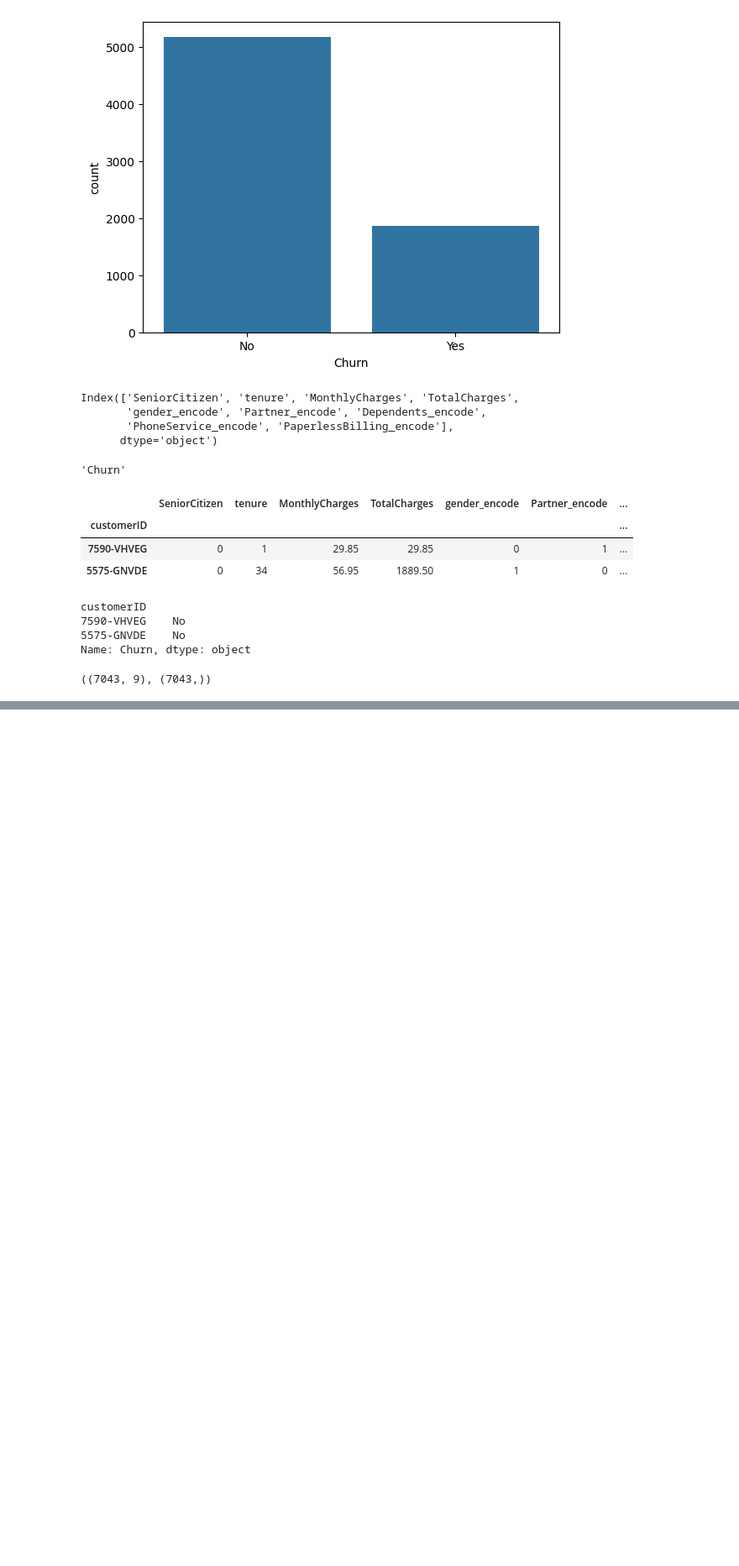
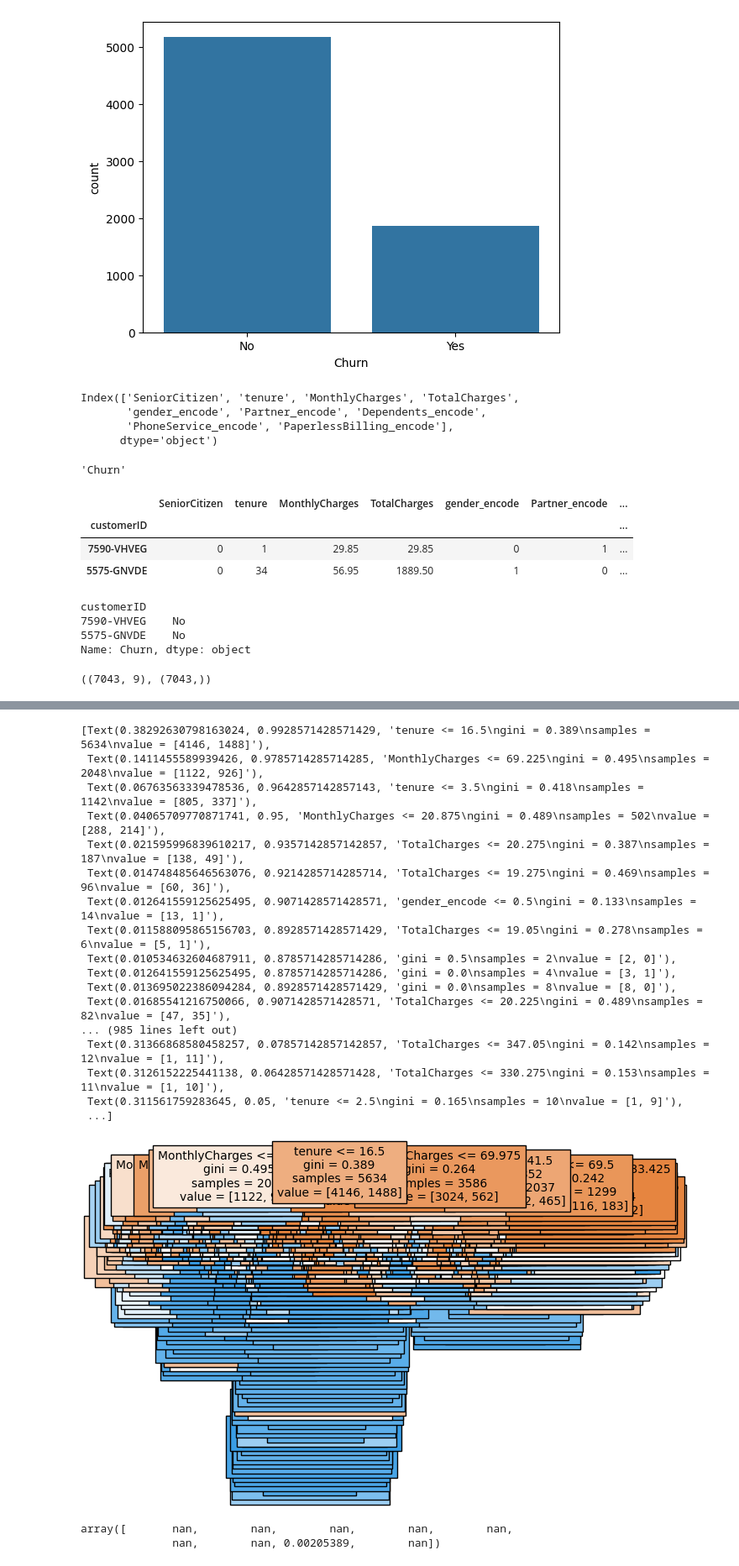
Before and after one commit to skqorrla/N_DSP_2024, a Jupyter notebook: week1_example.ipynb, the cells around one changed output, grey strips where cells are left out. Shown at 84% size. Saved outputs shown, nothing was run; the diff lists cells and outputs as text; code cells hidden in the pictures; blank space fills up the shorter version.

```diff
--- a/week1_example.ipynb
+++ b/week1_example.ipynb
@@ -179,0 +257,33 @@ Name: Churn, dtype: object
+# %%
+# export_text 를 통해 문자( text )로 트리를 시각화 합니다.
+# 너무 길어 한눈에 보기가 어려울 경우, max_depth 를 설정하면 특정 깊이까지만 보입니다.
+from sklearn.tree import export_text
+
+# 여기에 구현해 주세요.
+plot_tree(model, feature_names=feature_names, filled=True, fontsize=10)
+# %% [output]
+[Text(0.38292630798163024, 0.9928571428571429, 'tenure <= 16.5\ngini = 0.389\nsamples = 5634\nvalue = [4146, 1488]'),
+ Text(0.1411455589939426, 0.9785714285714285, 'MonthlyCharges <= 69.225\ngini = 0.495\nsamples = 2048\nvalue = [1122, 926]'),
+ Text(0.06763563339478536, 0.9642857142857143, 'tenure <= 3.5\ngini = 0.418\nsamples = 1142\nvalue = [805, 337]'),
+ Text(0.04065709770871741, 0.95, 'MonthlyCharges <= 20.875\ngini = 0.489\nsamples = 502\nvalue = [288, 214]'),
+ Text(0.021595996839610217, 0.9357142857142857, 'TotalCharges <= 20.275\ngini = 0.387\nsamples = 187\nvalue = [138, 49]'),
+ Text(0.014748485646563076, 0.9214285714285714, 'TotalCharges <= 19.275\ngini = 0.469\nsamples = 96\nvalue = [60, 36]'),
+ Text(0.012641559125625495, 0.9071428571428571, 'gender_encode <= 0.5\ngini = 0.133\nsamples = 14\nvalue = [13, 1]'),
+ Text(0.011588095865156703, 0.8928571428571429, 'TotalCharges <= 19.05\ngini = 0.278\nsamples = 6\nvalue = [5, 1]'),
+ Text(0.010534632604687911, 0.8785714285714286, 'gini = 0.5\nsamples = 2\nvalue = [2, 0]'),
+ Text(0.012641559125625495, 0.8785714285714286, 'gini = 0.0\nsamples = 4\nvalue = [3, 1]'),
+ Text(0.013695022386094284, 0.8928571428571429, 'gini = 0.0\nsamples = 8\nvalue = [8, 0]'),
+ Text(0.01685541216750066, 0.9071428571428571, 'TotalCharges <= 20.225\ngini = 0.489\nsamples = 82\nvalue = [47, 35]'),
+... (985 lines left out)
+ Text(0.31366868580458257, 0.07857142857142857, 'TotalCharges <= 347.05\ngini = 0.142\nsamples = 12\nvalue = [1, 11]'),
+ Text(0.3126152225441138, 0.06428571428571428, 'TotalCharges <= 330.275\ngini = 0.153\nsamples = 11\nvalue = [1, 10]'),
+ Text(0.311561759283645, 0.05, 'tenure <= 2.5\ngini = 0.165\nsamples = 10\nvalue = [1, 9]'),
+ ...]
+[figure, added]
+# %%
+# feature_importances_ 를 통해 모델의 피처 중요도를 추출합니다.
+
+model.feature_importances_
+# %% [output]
+array([       nan,        nan,        nan,        nan,        nan,
+              nan,        nan, 0.00205389,        nan])
```
Also changed, not shown: parts of 9 cells of this notebook.
